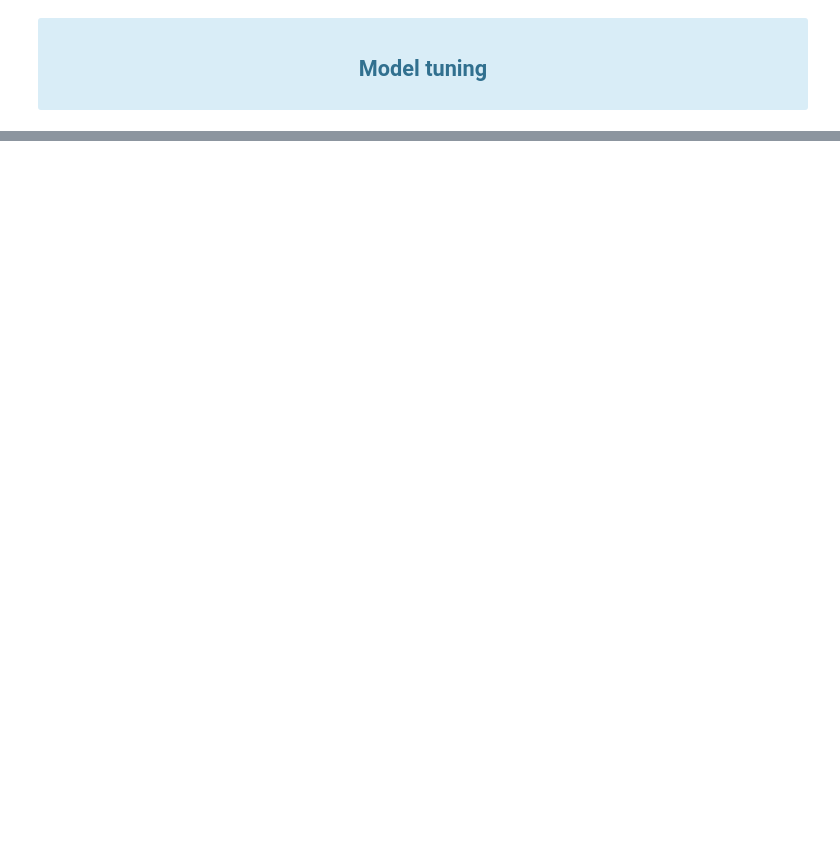
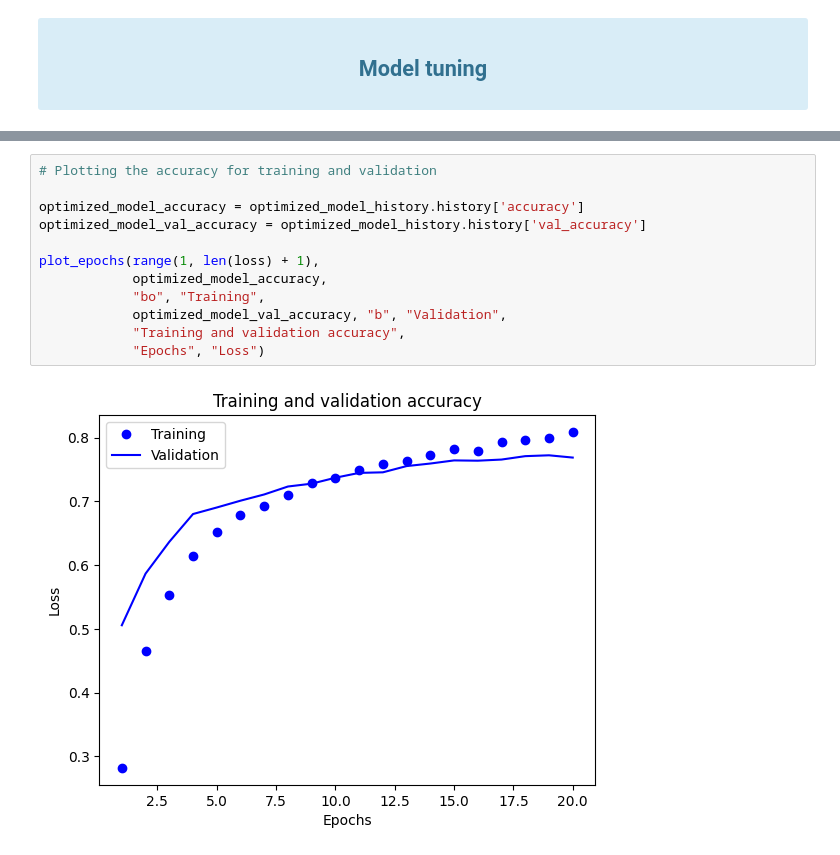
Before and after one commit to lucasviola/neural-networks-reuters, a Jupyter notebook: ml-finals-coursework.ipynb, the cells around one changed output, grey strips where cells are left out. Saved outputs shown, nothing was run; the diff lists cells and outputs as text; blank space fills up the shorter version.

```diff
--- a/ml-finals-coursework.ipynb
+++ b/ml-finals-coursework.ipynb
@@ -395,0 +393,14 @@ Loss Divergence	Increasing after 10 epochs	More stable
+# %%
+# Plotting the accuracy for training and validation
+
+optimized_model_accuracy = optimized_model_history.history['accuracy']
+optimized_model_val_accuracy = optimized_model_history.history['val_accuracy']
+
+plot_epochs(range(1, len(loss) + 1),
+            optimized_model_accuracy,
+            "bo", "Training",
+            optimized_model_val_accuracy, "b", "Validation",
+            "Training and validation accuracy",
+            "Epochs", "Loss")
+# %% [output]
+[figure, added]
```
Also changed, not shown: parts of 6 cells of this notebook.
